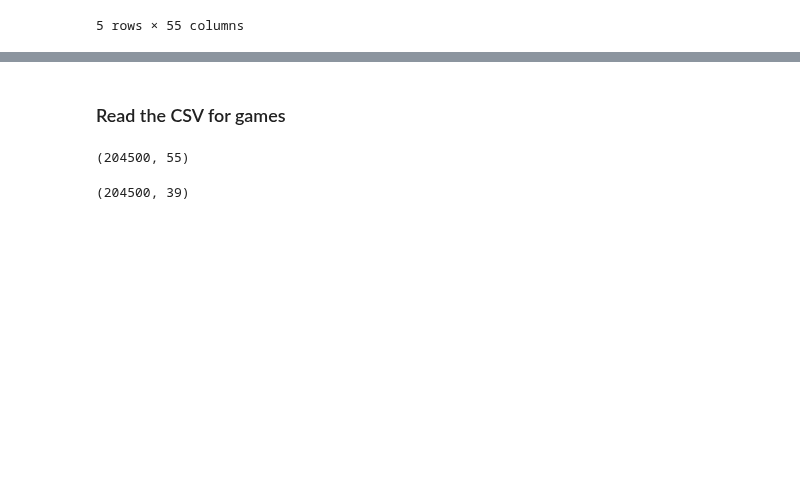
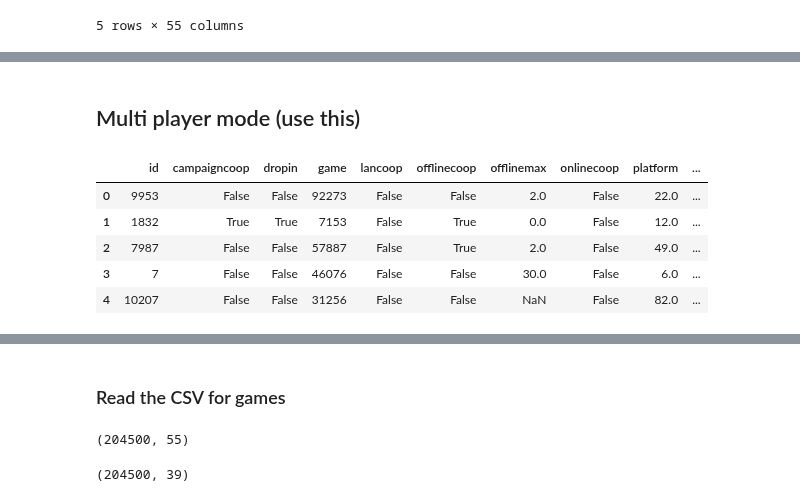
Before and after one commit to MrEnigmamgine/Videogame-Capstone_fork, a Jupyter notebook: Lindy_workbook.ipynb, the cells around one changed output, grey strips where cells are left out. Drawn from its saved outputs; the diff is of its cells as text; code cells hidden in the pictures; blank space fills up the shorter version.

Commit message:
add tables

```diff
--- a/Lindy_workbook.ipynb
+++ b/Lindy_workbook.ipynb
@@ -402,0 +595,18 @@ game_library.head()
+# %% [markdown]
+## Multi player mode (use this)
+# %%
+headers = {'Client-ID': f'{Client_ID}', 'Authorization': f'Bearer {access_token}'}
+data = 'fields *; limit 500;'
+r = requests.post('https://api.igdb.com/v4/multiplayer_modes' ,data=data ,  headers=headers)
+multiplayer_modes = wrapper.api_request('multiplayer_modes', 'fields *;limit 500;')
+x = json.loads(multiplayer_modes)
+multiplayer_modes =pd.DataFrame(x)
+# %%
+multiplayer_modes.head()
+# %% [output]
+|  | id | campaigncoop | dropin | game | lancoop | offlinecoop | offlinemax | onlinecoop | platform | ... |
+| 0 | 9953 | False | False | 92273 | False | False | 2.0 | False | 22.0 | ... |
+| 1 | 1832 | True | True | 7153 | False | True | 0.0 | False | 12.0 | ... |
+| 2 | 7987 | False | False | 57887 | False | True | 2.0 | False | 49.0 | ... |
+| 3 | 7 | False | False | 46076 | False | False | 30.0 | False | 6.0 | ... |
+| 4 | 10207 | False | False | 31256 | False | False | NaN | False | 82.0 | ... |
```
Also changed, not shown: parts of 45 cells of this notebook, 1 other file.
